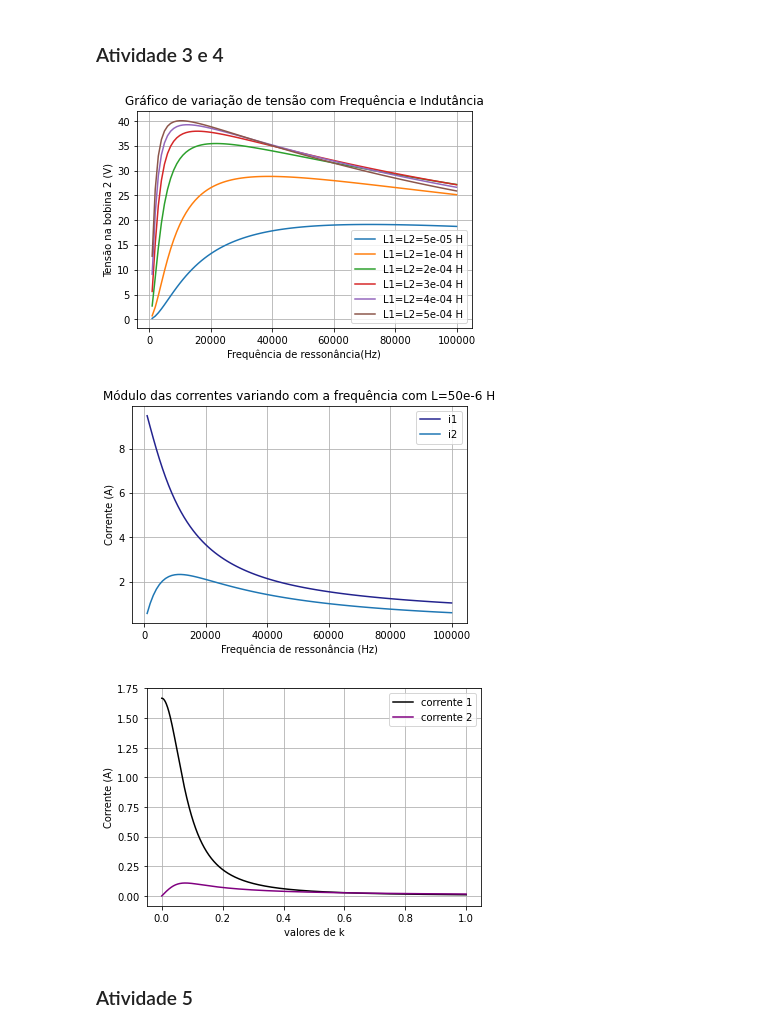
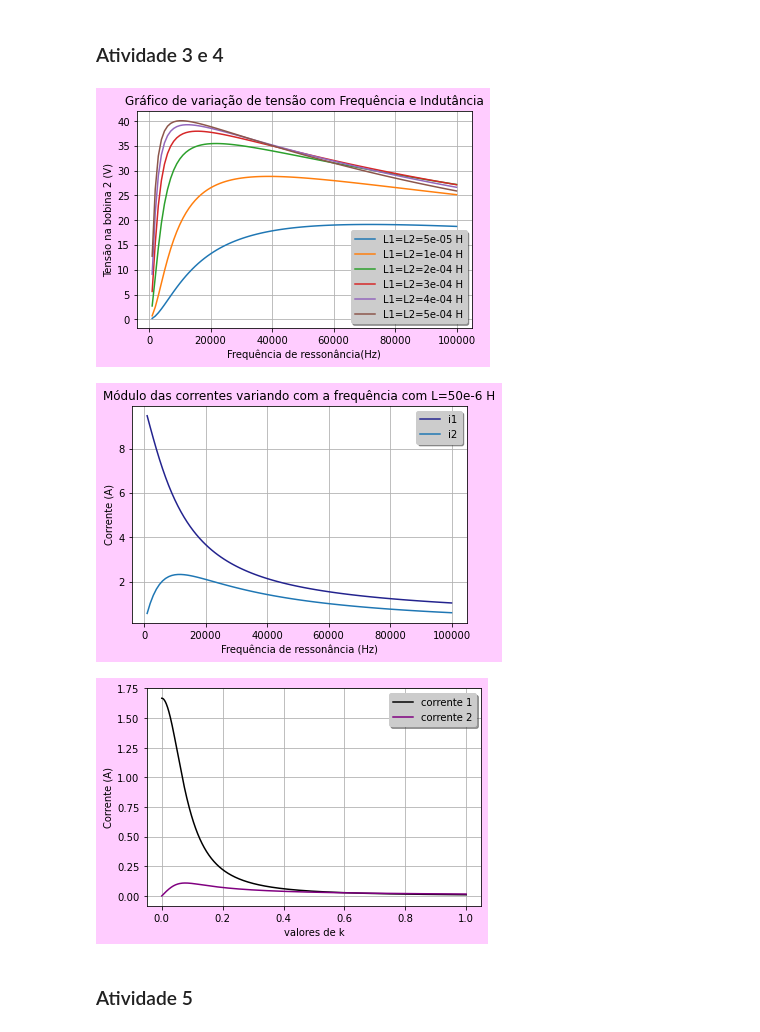
Before and after one commit to Tainapb/Projeto-WPT--Eletromagnetismo-e-Ondulatoria-, a Jupyter notebook: Oficial_WPT.ipynb, the cells around one changed output. Saved outputs shown, nothing was run; the diff lists cells and outputs as text; code cells hidden in the pictures.

```diff
--- a/Oficial_WPT.ipynb
+++ b/Oficial_WPT.ipynb
@@ -83,7 +83,7 @@ lista_frequencias=np.linspace(1e3, 100e3, 100)
 
 lista_i1=[]
 lista_i2=[]
-
+plt.figure(facecolor="#FFCCFF")
 for L in list_indutancias:
     L1_2=L #Indutor no primário
     L2_2=L #Indutor no secundário
@@ -103,38 +103,38 @@ for L in list_indutancias:
         i1,i2=CalcularTransformador(5, Rc_2,R1_2,R2_2, XC1_2, XC2_2, XL1_2, XL2_2, XM_2) #correntes no primário e no secundário
         Resistencia_equivalente=1/(1/Rc_2+1/XC2_2)
         Vsaida=Resistencia_equivalente*i2  #tensão de saída no secundário
         lista_Ufs.append(abs(Vsaida)) #lista com os valores de tensão no secundário
         if L==50e-6:
             lista_i1.append(abs(i1))
             lista_i2.append(abs(i2))
 
     plt.plot(lista_frequencias,lista_Ufs, label="L1=L2=%.0e H" %L)
 
 
 
 
 plt.xlabel("Frequência de ressonância(Hz)")
 #ax=plt.axes()
 #ax.set_facecolor("#CDCDCD")
 plt.ylabel("Tensão na bobina 2 (V)")
 plt.title("Gráfico de variação de tensão com Frequência e Indutância")
-plt.legend()
+plt.legend(loc='lower right', facecolor="#CCCCCC",shadow=True)
 plt.grid()
 plt.show()
 
 
-
+plt.figure(facecolor="#FFCCFF")
 plt.plot(lista_frequencias, lista_i1, label='i1', color='#23238E')
 plt.plot(lista_frequencias, lista_i2, label='i2')
 plt.title("Módulo das correntes variando com a frequência com L=50e-6 H")
 plt.xlabel("Frequência de ressonância (Hz)")
 plt.ylabel("Corrente (A)")
-plt.legend()
+plt.legend(loc='upper right', facecolor="#CCCCCC",shadow=True)
 plt.grid(True)
 plt.show()
 # %% [output]
-[figure, old version]
+[figure, new version]
-[figure, old version]
+[figure, new version]
 # %%
 #considerando uma dada frequencia e indutancia fixas
 f=100e3 #Hz
@@ -160,14 +160,15 @@ for k_2 in lista_ks:
     i1,i2=CalcularTransformador(5, Rc_2,R1_2,R2_2, XC1_2, XC2_2, XL1_2, XL2_2, XM_3)
     lista_i1.append(abs(i1))
     lista_i2.append(abs(i2))
+plt.figure(facecolor="#FFCCFF")
 plt.plot(lista_ks, lista_i1, label='corrente 1', color='black')
 plt.plot(lista_ks, lista_i2, label='corrente 2', color='purple')
 plt.xlabel('valores de k')
 plt.ylabel('Corrente (A)')
-plt.legend()
+plt.legend(loc='upper right', facecolor="#CCCCCC",shadow=True)
 plt.grid(True)
 # %% [output]
-[figure, old version]
+[figure, new version]
 # %% [markdown]
 ### Atividade 5
 # %%
```
Also changed, not shown: parts of 2 cells of this notebook.
